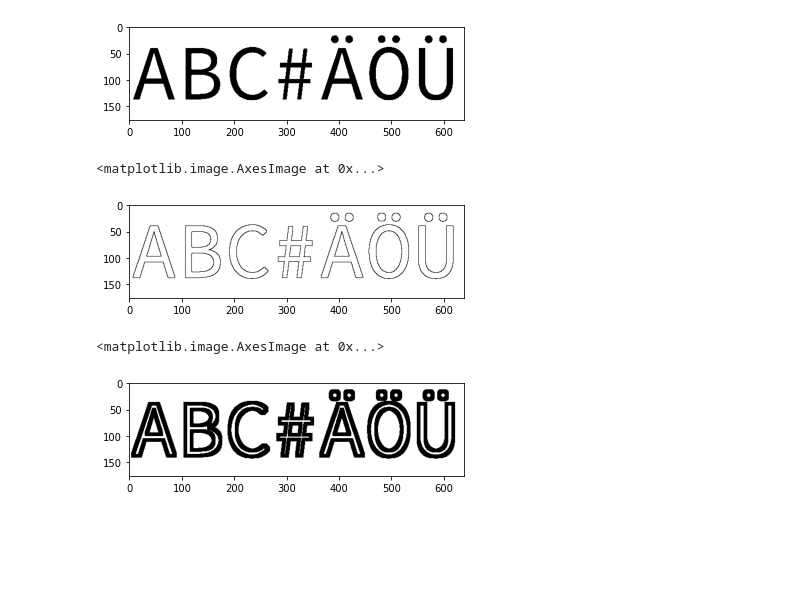
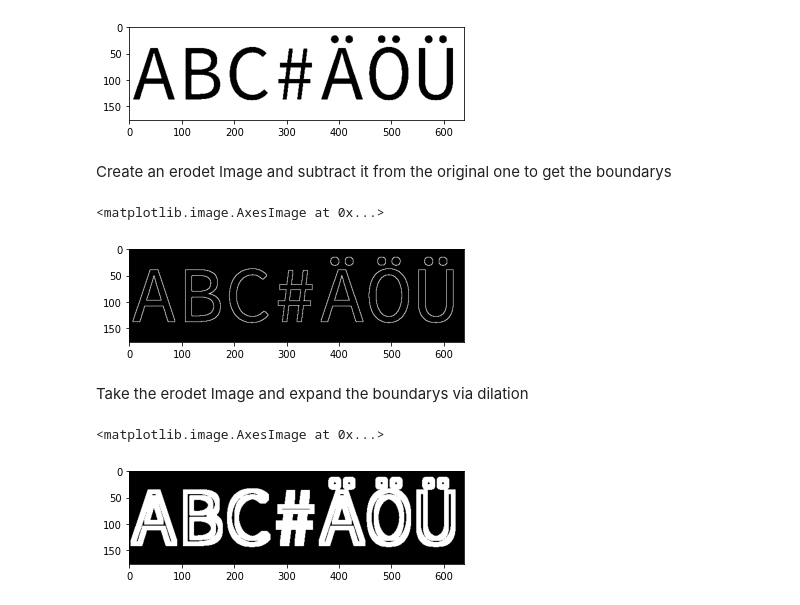
Before and after one commit to Friedrich-Jahns/Bildgebende-Verfahren_Programme, a Jupyter notebook: set_theorie/erosion_and_dilation.ipynb, the cells around one changed output. Drawn from its saved outputs; the diff is of its cells as text; code cells hidden in the pictures; blank space fills up the shorter version.

```diff
--- a/set_theorie/erosion_and_dilation.ipynb
+++ b/set_theorie/erosion_and_dilation.ipynb
@@ -61,13 +28,16 @@ ksn=int((ks-1)/2)
+# %% [markdown]
+Create an erodet Image and subtract it from the original one to get the boundarys
 # %%
-img = mirror_padding(imgbw,ksn)
-se = list(np.full(kernelsize**2,255))
+f.boxkernelsize(3)
+img = f.mirror_padding(imgbw,f.ksn)
+se = list(np.full(f.kernelsize**2,255))
 newimg = np.zeros((len(imgbw),len(imgbw[0])))
 for a in range(len(newimg)):
     for b in range(len(newimg[0])):
-        if erosion(neighbours(a+ksn,b+ksn,img,ksn),se):
+        if erosion(f.neighbours(a+f.ksn,b+f.ksn,img,f.ksn),se):
             newimg[a,b]=255
-boundary = newimg-imgbw
+boundary = imgbw-newimg
 plt.imshow(boundary,cmap="gray")
 # %% [output]
 <matplotlib.image.AxesImage at 0x...>
-[figure, old version]
+[figure, new version]
@@ -80,11 +44,14 @@ ksn2=int((ks2-1)/2)
+# %% [markdown]
+Take the erodet Image and expand the boundarys via dilation
 # %%
-boundarymirr = mirror_padding(boundary,ksn2)
+f.boxkernelsize(9)
+boundarymirr = f.mirror_padding(boundary,f.ksn)
 newimg2 = np.zeros((len(boundary),len(boundary[0])))
 for a in range(len(newimg2)):
     for b in range(len(newimg2[0])):
-        if dialtion(neighbours(a+ksn2,b+ksn2,boundarymirr,ksn2)):
+        if dialtion(f.neighbours(a+f.ksn,b+f.ksn,boundarymirr,f.ksn)):
             newimg2[a,b]=255
-plt.imshow(1-newimg2,cmap="gray")
+plt.imshow(newimg2,cmap="gray")
 # %% [output]
 <matplotlib.image.AxesImage at 0x...>
-[figure, old version]
+[figure, new version]
```
Also changed, not shown: parts of 8 cells of this notebook, 1 other file.
